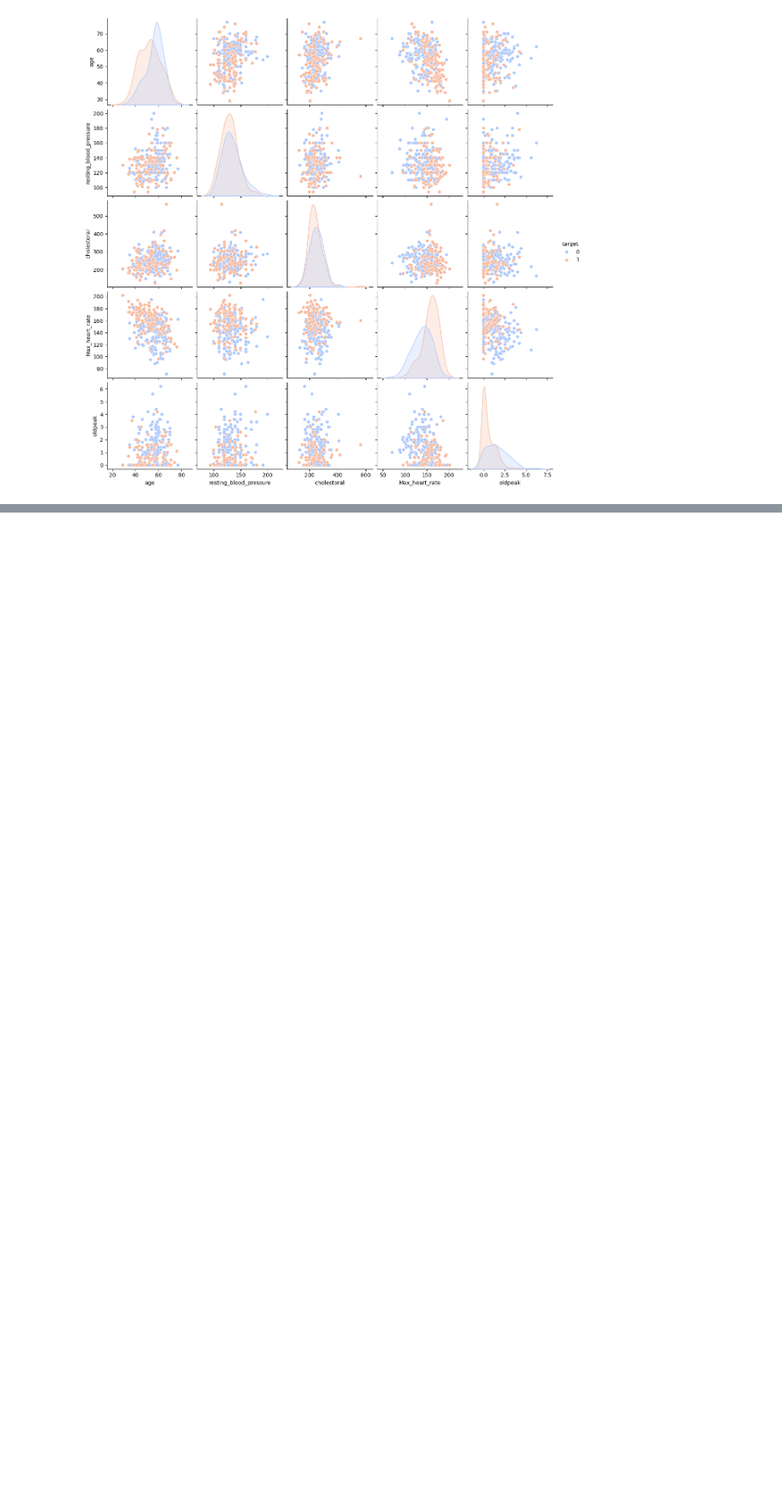
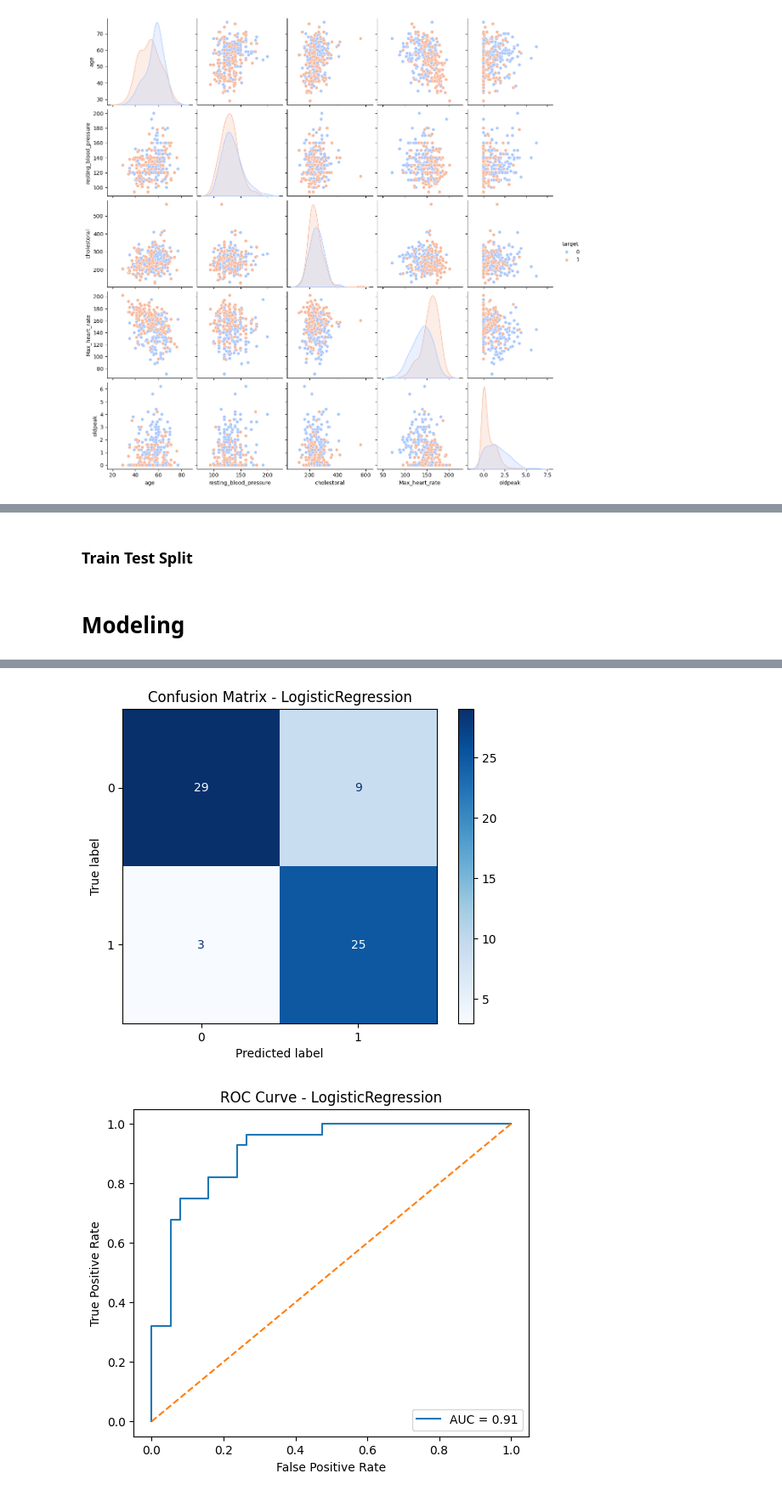
Before and after one commit to chfaizan2/Heart-Disease-Prediction-Using-Machine-Learning, a Jupyter notebook: Task_2_Heart_Disease_Prediction.ipynb, the cells around one changed output, grey strips where cells are left out. Shown at 85% size. Saved outputs shown, nothing was run; the diff lists cells and outputs as text; code cells hidden in the pictures; blank space fills up the shorter version.

```diff
--- a/Task_2_Heart_Disease_Prediction.ipynb
+++ b/Task_2_Heart_Disease_Prediction.ipynb
@@ -250,0 +286,7 @@ plt.show()
+# %% [markdown]
+### Train Test Split
+# %%
+from sklearn.model_selection import train_test_split
+X_train, X_test, y_train, y_test = train_test_split(X_new, y_new, test_size=0.2)
+# %% [markdown]
+# Modeling
@@ -250,0 +297,6 @@ plt.show()
+# %%
+# Storing functions of models in variable
+models = [
+    LogisticRegression(),
+    DecisionTreeClassifier()
+]
@@ -250,0 +308,61 @@ plt.show()
+# %%
+# Evaluation function
+def evaluate_model(mdl, X_train, y_train, X_test, y_test):
+
+    # Fit model
+    mdl.fit(X_train, y_train)
+
+    # Predictions
+    y_pred = mdl.predict(X_test)
+
+    # Scores
+    train_score = mdl.score(X_train, y_train)
+    test_score = mdl.score(X_test, y_test)
+
+    acc = accuracy_score(y_test, y_pred)
+    precision = precision_score(y_test, y_pred)
+    recall = recall_score(y_test, y_pred)
+    f1 = f1_score(y_test, y_pred)
+
+    name = type(mdl).__name__
+
+    print(f"\n🔹 Model: {name}")
+    print("Train Accuracy:", train_score)
+    print("Test Accuracy :", test_score)
+    print("Accuracy      :", acc)
+    print("Precision     :", precision)
+    print("Recall        :", recall)
+    print("F1 Score      :", f1)
+    print("\nConfusion Matrix:")
+    print(confusion_matrix(y_test, y_pred))
+    print("\nClassification Report:")
+    print(classification_report(y_test, y_pred))
+
+    # Confusion Matrix Plot
+    disp = ConfusionMatrixDisplay(confusion_matrix=confusion_matrix(y_test, y_pred))
+    disp.plot(cmap='Blues')
+    plt.title(f'Confusion Matrix - {name}')
+    plt.show()
+
+    # ROC Curve
+    if hasattr(mdl, "predict_proba"):
+        y_prob = mdl.predict_proba(X_test)[:, 1]
+        roc_auc = roc_auc_score(y_test, y_prob)
+        fpr, tpr, _ = roc_curve(y_test, y_prob)
+
+        plt.figure(figsize=(6,5))
+        plt.plot(fpr, tpr, label=f'AUC = {roc_auc:.2f}')
+        plt.plot([0,1], [0,1], linestyle='--')
+        plt.xlabel('False Positive Rate')
+        plt.ylabel('True Positive Rate')
+        plt.title(f'ROC Curve - {name}')
+        plt.legend()
+        plt.show()
+# Iterating over a list of models
+for mdl in models:
+    # Fitting the model to the training data
+    mdl.fit(X_train, y_train)
+
+    # Calling the evaluation function
+    evaluate_model(mdl, X_train, y_train, X_test, y_test)
+# %% [output]
@@ -250,0 +386,2 @@ plt.show()
+[figure, added]
+[figure, added]
```
Also changed, not shown: parts of 12 cells of this notebook.
